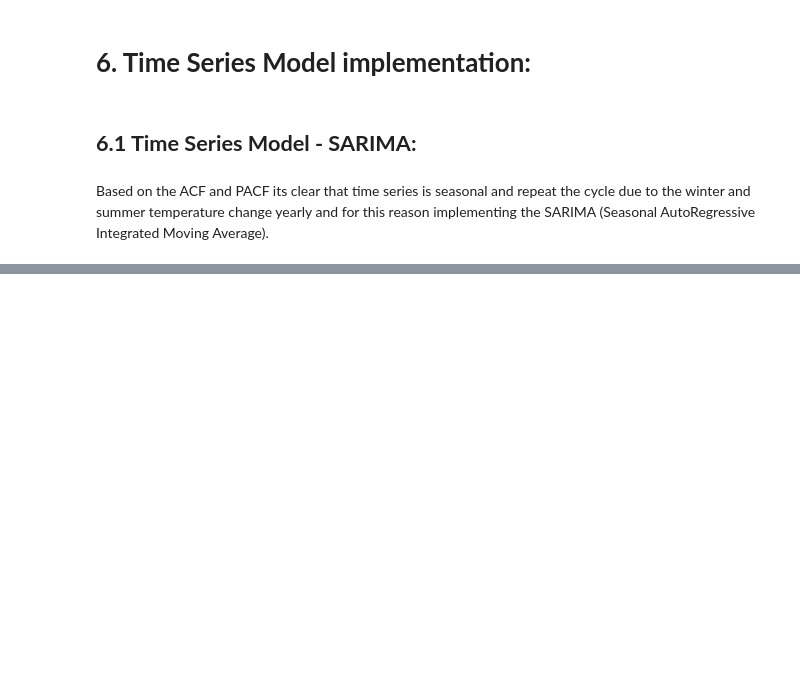
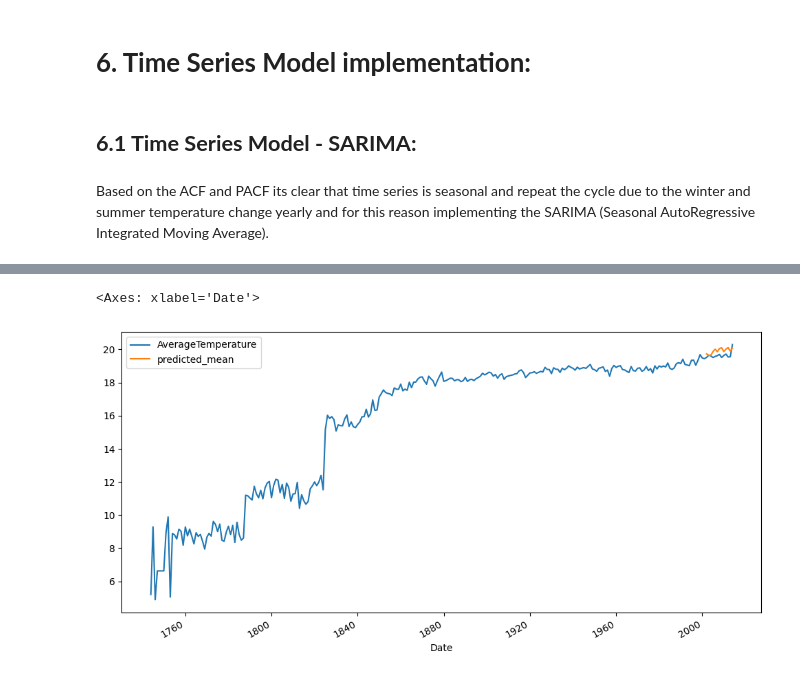
Before and after one commit to HassanZeb01/land_temperature_by_country, a Jupyter notebook: climate_temperature.ipynb, the cells around one changed output, grey strips where cells are left out. Saved outputs shown, nothing was run; the diff lists cells and outputs as text; code cells hidden in the pictures; blank space fills up the shorter version.

```diff
--- a/climate_temperature.ipynb
+++ b/climate_temperature.ipynb
@@ -634,0 +674,7 @@ Warnings:
+# %%
+combined = pd.concat([yearly_df, future])
+# %%
+combined[['AverageTemperature', 'predicted_mean']].plot(figsize=(12,6))
+# %% [output]
+<Axes: xlabel='Date'>
+[figure, added]
```
Also changed, not shown: parts of 23 cells of this notebook.
